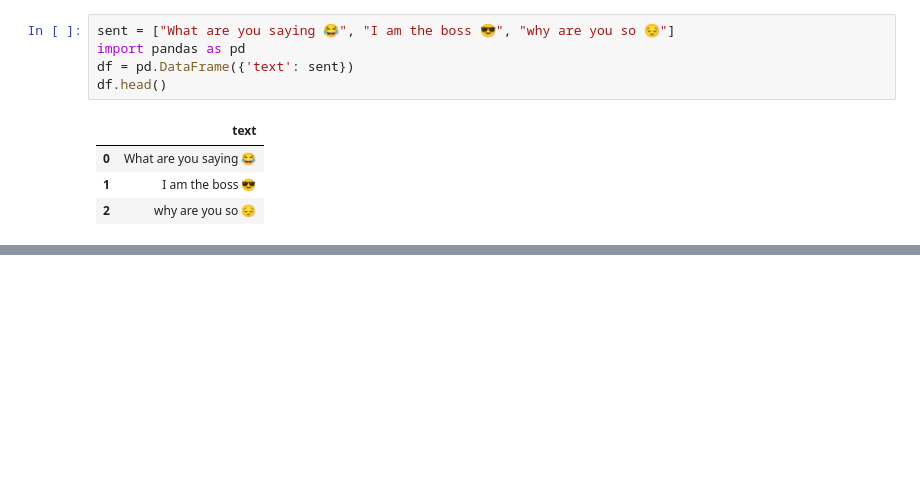
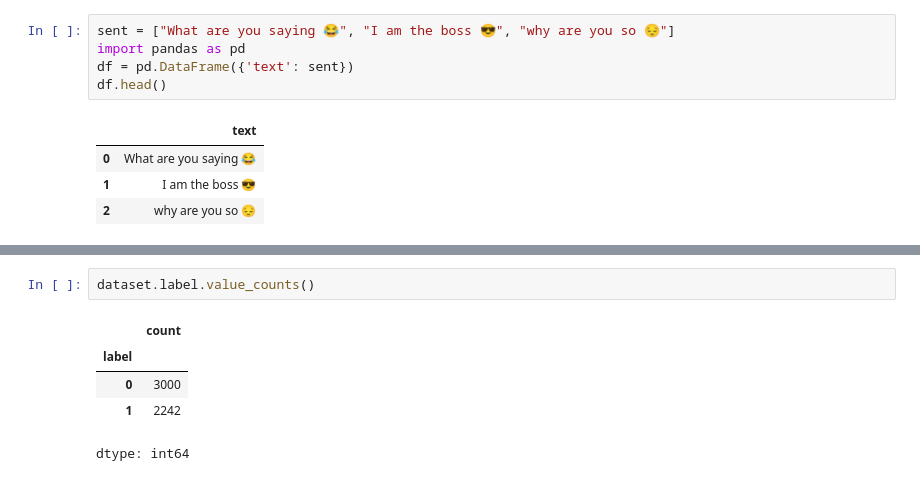
Before and after one commit to bhavya26082004/python, a Jupyter notebook: AD4.ipynb, the cells around one changed output, grey strips where cells are left out. Cells and saved outputs as stored; diff of their text form; blank space fills up the shorter version.

```diff
--- a/AD4.ipynb
+++ b/AD4.ipynb
@@ -60,0 +76,8 @@ df.head()
+# %%
+dataset.label.value_counts()
+# %% [output]
+|  | count |
+| label |  |
+| 0 | 3000 |
+| 1 | 2242 |
+dtype: int64
```
Also changed, not shown: parts of 14 cells of this notebook.
